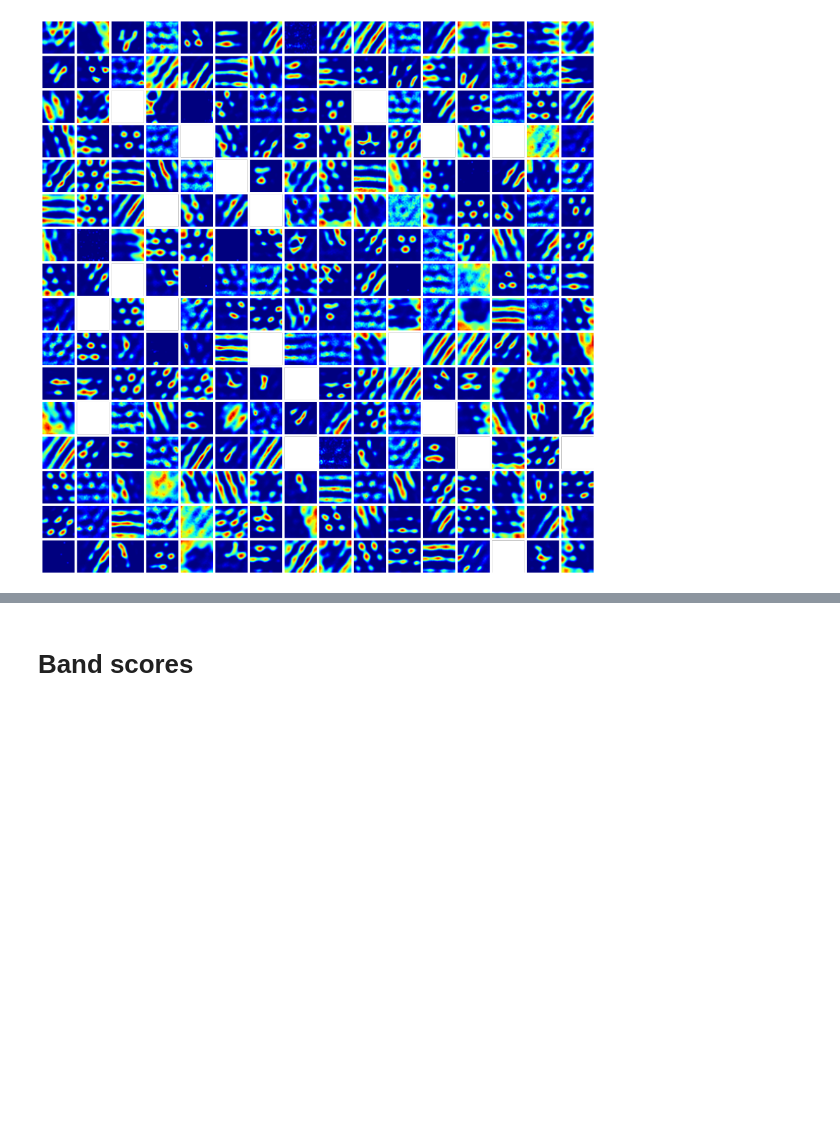
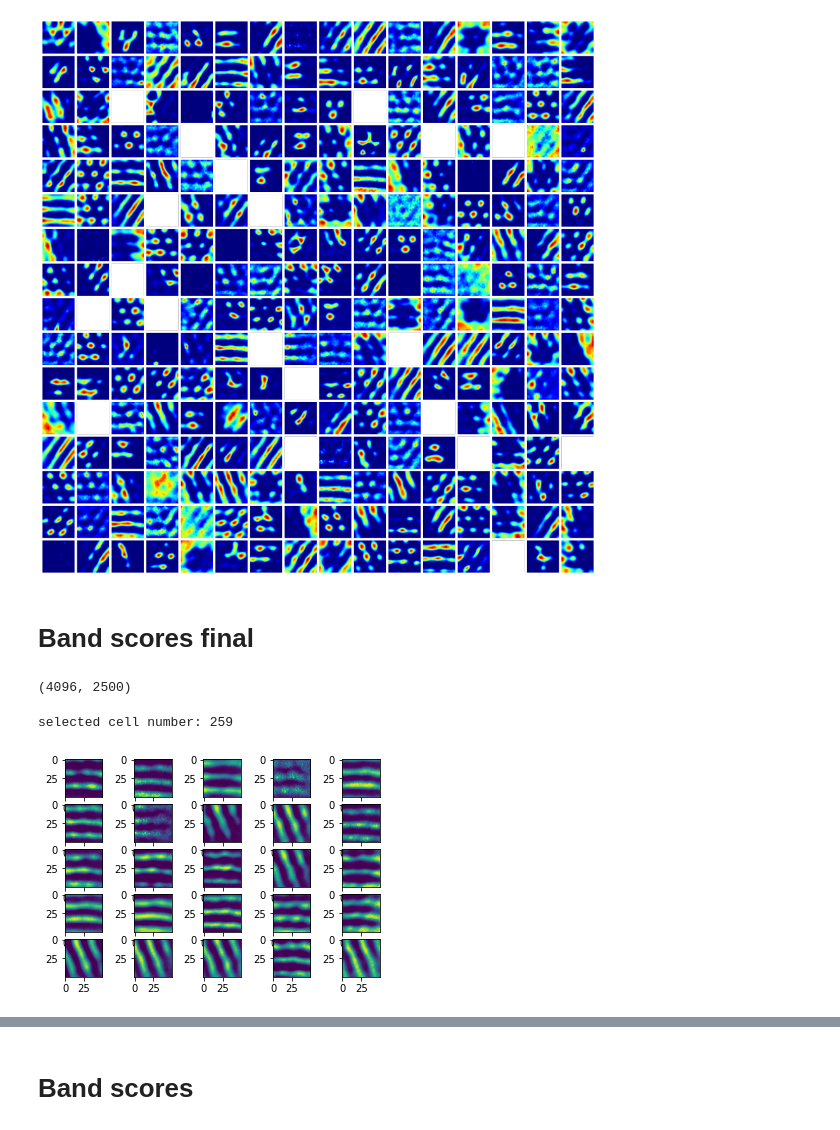
Before and after one commit to Coco233333/grid-pattern-formation, a Jupyter notebook: inspect_model.ipynb, the cells around one changed output, grey strips where cells are left out. Saved outputs shown, nothing was run; the diff lists cells and outputs as text; code cells hidden in the pictures; blank space fills up the shorter version.

Commit message:
添加了Band scores final板块

```diff
--- a/inspect_model.ipynb
+++ b/inspect_model.ipynb
@@ -240,3 +225,5 @@ plt.axis('off');
 [figure]
 # %%
 np.save('rate_map.npy', rate_map)
+# %% [markdown]
+# Band scores final
@@ -242,0 +278,45 @@ np.save('rate_map.npy', rate_map)
+# %%
+from tqdm import tqdm
+import numpy as np
+
+res = 50
+X,Y = np.meshgrid(np.linspace(-2,2,res),np.linspace(-2,2,res))
+x_flat,y_flat = X.flatten(), Y.flatten()
+loc = np.stack([x_flat,y_flat])
+
+data = np.load('rate_map.npy')
+print(data.shape)
+Ng = data.shape[0]
+T = data.shape[1]
+score = np.zeros(Ng,)
+k = np.zeros(Ng,)
+phi = np.zeros(Ng,)
+sigma = np.zeros(Ng,)
+ratemap = np.zeros([Ng,50,50])
+for i in tqdm(range(Ng)):
+    rate = data[i]-np.mean(data[i])
+    band_scores, rm, params, fft_rate, gx, k[i], phi[i], sigma[i] = band_score(rate,res,loc)
+    ratemap[i] = rm
+    score[i] = band_scores
+# plt.hist(score)
+# %% [output]
+(4096, 2500)
+# %%
+score_thres = 14.5
+# %%
+index = np.argsort(-score)
+n_sub = 5
+fig,ax = plt.subplots(n_sub,n_sub)
+# print(score[index[800]])
+index_band = np.where(score>score_thres)[0]
+# index_band = np.
+print('selected cell number:',index_band.shape[0])
+
+# print(len(index_band))
+for i in range(n_sub**2):
+    x = i // n_sub
+    y = i % n_sub
+    ax[x,y].imshow(ratemap[index_band[i]])
+# %% [output]
+selected cell number: 259
+[figure, added]
```
Also changed, not shown: parts of 18 cells of this notebook.
